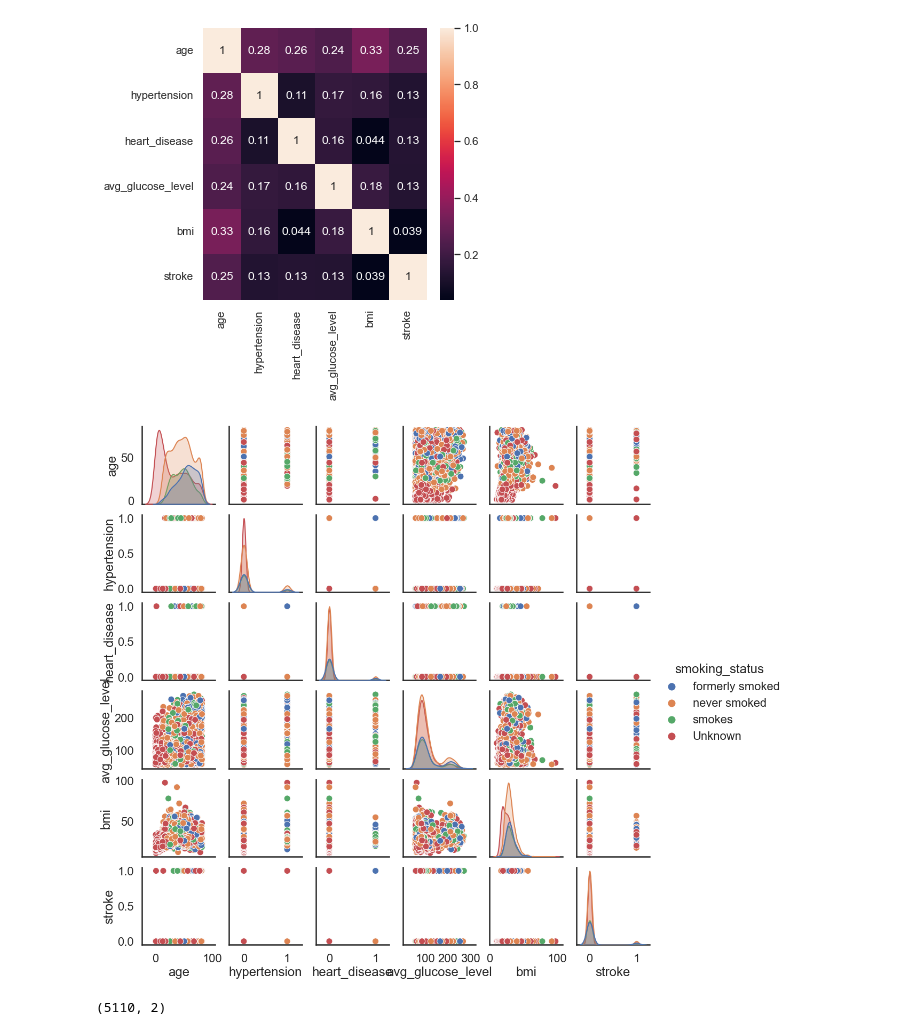
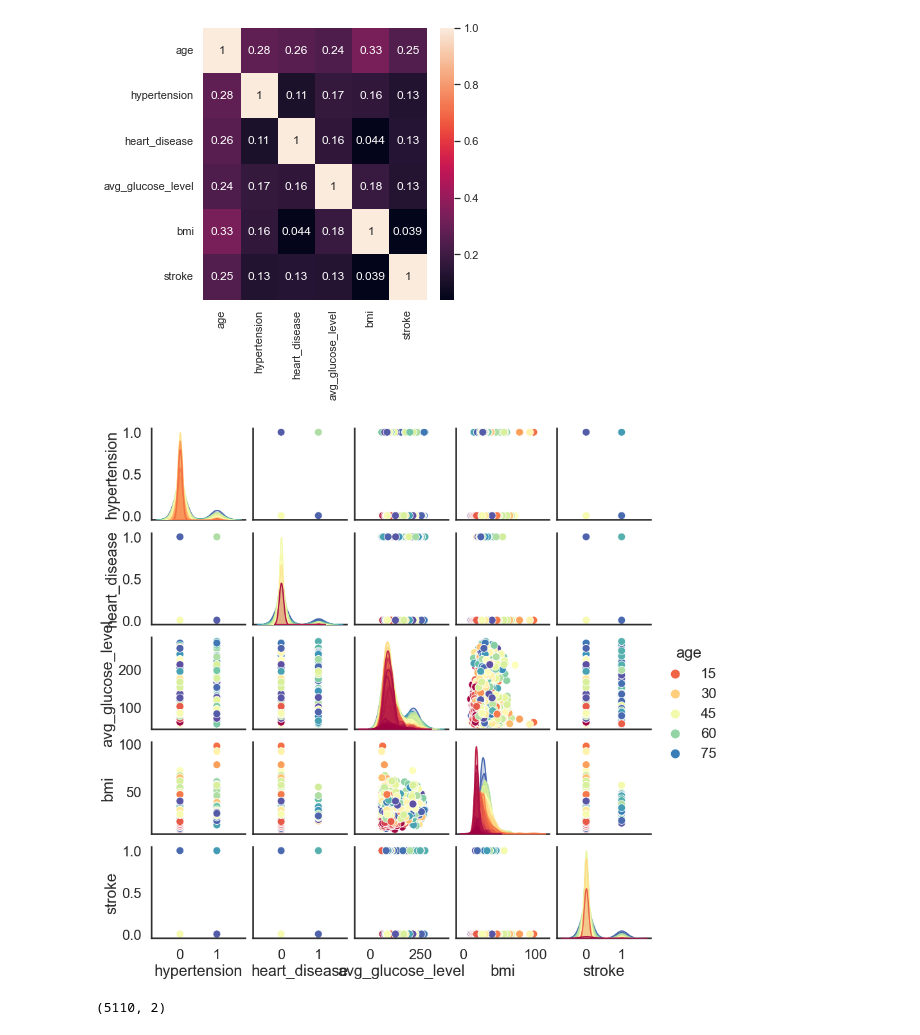
Before and after one commit to lukedemaio/MLLab01, a Jupyter notebook: Stroke Data Visualization.ipynb, the cells around one changed output. Drawn from its saved outputs; the diff is of its cells as text; code cells hidden in the pictures.

```diff
--- a/Stroke Data Visualization.ipynb
+++ b/Stroke Data Visualization.ipynb
@@ -645,36 +645,35 @@ sb.heatmap(df_imputed.corr(), cmap=cmap, annot=True)
 # %%
 import numpy as np
 from sklearn.datasets import load_digits
 from sklearn.model_selection import train_test_split
 from sklearn.preprocessing import StandardScaler
 import matplotlib.pyplot as plt
 import seaborn as sns
 import pandas as pd
 %matplotlib inline
 
 sb.set(style='white', context='poster', rc={'figure.figsize':(14,10)})
 
-stroke = df_imputed
-stroke = stroke.dropna()
-sns.pairplot(stroke, hue='smoking_status')
+stroke = df_imputed.dropna()
+sns.pairplot(stroke, hue='age', palette="Spectral")
 
 
 import umap.umap_ as umap
 reducer = umap.UMAP()
 
 stroke_data = stroke[
     [
         "avg_glucose_level",
+        "stroke",
         "bmi",
-        "stroke",
         "hypertension",
         "heart_disease",
     ]
 ].values
 
 scaled_stroke_data = StandardScaler().fit_transform(stroke_data)
 # %% [output]
-[figure, old version]
+[figure, new version]
 # %%
 embedding = reducer.fit_transform(scaled_stroke_data)
 embedding.shape
```
Also changed, not shown: parts of 2 cells of this notebook.
